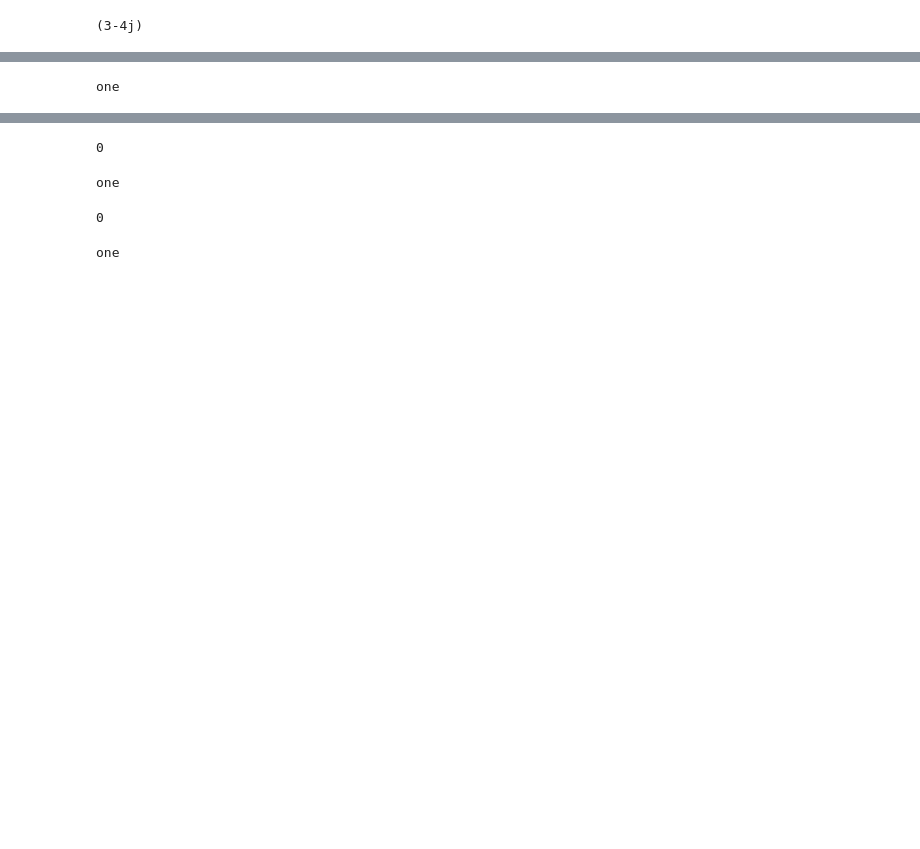
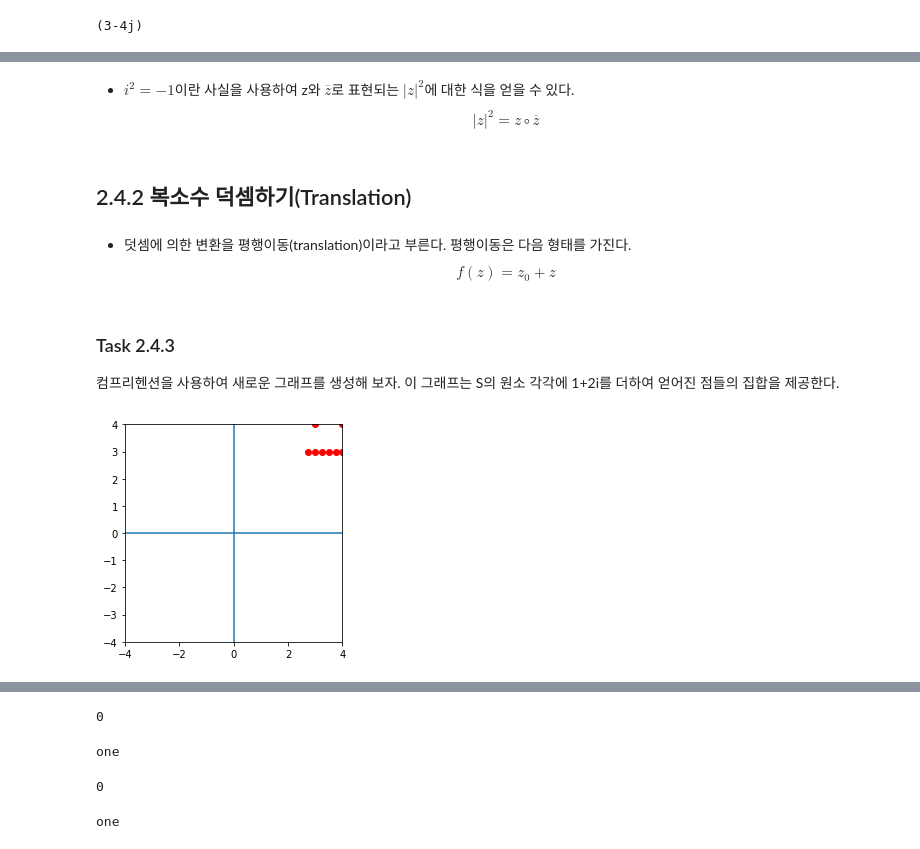
Before and after one commit to Daejeon-TF/coding-the-matrix, a Jupyter notebook: Chapter2_Field/Chapter 2_Field_by_jameskoo.ipynb, the cells around one changed output, grey strips where cells are left out. Saved outputs shown, nothing was run; the diff lists cells and outputs as text; code cells hidden in the pictures; blank space fills up the shorter version.

```diff
--- a/Chapter2_Field/Chapter 2_Field_by_jameskoo.ipynb
+++ b/Chapter2_Field/Chapter 2_Field_by_jameskoo.ipynb
@@ -223,6 +125,15 @@ plt.scatter([x.real for x in pts_trs], [y.imag for y in pts_trs], color = 'black
-# %%
-from GF2 import one
-
-one*one
-# %% [output]
-one
+# %% [markdown]
+- $i^2=-1$이란 사실을 사용하여 z와 $\overline z$로 표현되는 $|z|^2$에 대한 식을 얻을 수 있다.
+$$|z|^2=z\circ\overline z$$
+# %% [markdown]
+## 2.4.2 복소수 덕셈하기(Translation)
+# %% [markdown]
+- 덧셈에 의한 변환을 평행이동(translation)이라고 부른다. 평행이동은 다음 형태를 가진다.
+$$f(z)=z_0+z$$
+# %% [markdown]
+### Task 2.4.3
+컴프리헨션을 사용하여 새로운 그래프를 생성해 보자. 이 그래프는 S의 원소 각각에 1+2i를 더하여 얻어진 점들의 집합을 제공한다.
+# %%
+plot({1+2j + s for s in S}, 4)
+# %% [output]
+[figure, added]
```
Also changed, not shown: parts of 191 cells of this notebook.
